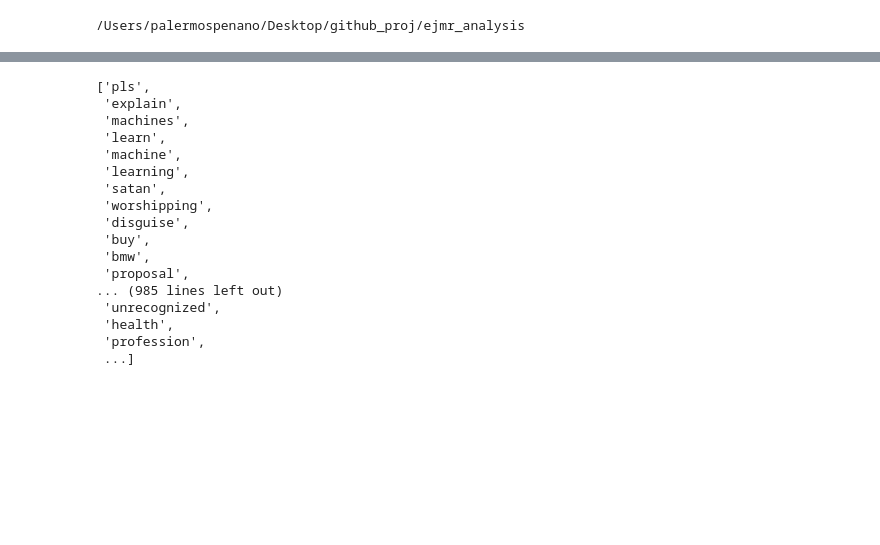
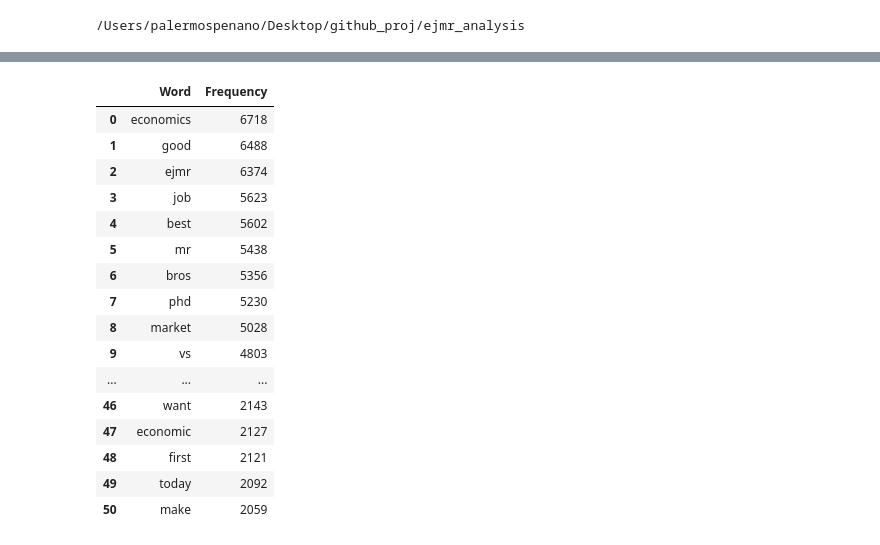
Before and after one commit to palpen/ejmr_analysis, a Jupyter notebook: ejmr_analysis.ipynb, the cells around one changed output, grey strips where cells are left out. Cells and saved outputs as stored; diff of their text form; code cells hidden in the pictures; blank space fills up the shorter version.

Commit message:
add word frequency and plot

```diff
--- a/ejmr_analysis.ipynb
+++ b/ejmr_analysis.ipynb
@@ -28,20 +19,35 @@ word_dist = nltk.FreqDist(txt)
-# %%
-words
-# %% [output]
-['pls',
- 'explain',
- 'machines',
- 'learn',
- 'machine',
- 'learning',
- 'satan',
- 'worshipping',
- 'disguise',
- 'buy',
- 'bmw',
- 'proposal',
-... (985 lines left out)
- 'unrecognized',
- 'health',
- 'profession',
- ...]
+# %%
+# remove commas from cleanTitle
+ejmr_df['cleanTitle'] = ejmr_df['cleanTitle'].str.replace(',', '')
+
+# concatenate all rows in the cleanTitle column into one line
+txt = ejmr_df['cleanTitle'].str.cat(sep=' ')
+
+# tokenize the entire line
+words = nltk.tokenize.word_tokenize(txt)
+
+# get frequency of each word, save the top top_N in a dataframe
+word_dist = nltk.FreqDist(words)
+top_N = 51
+rslt = pd.DataFrame(word_dist.most_common(top_N),
+                    columns=['Word', 'Frequency'])
+# %%
+rslt.head(n=51)
+# %% [output]
+|  | Word | Frequency |
+| 0 | economics | 6718 |
+| 1 | good | 6488 |
+| 2 | ejmr | 6374 |
+| 3 | job | 5623 |
+| 4 | best | 5602 |
+| 5 | mr | 5438 |
+| 6 | bros | 5356 |
+| 7 | phd | 5230 |
+| 8 | market | 5028 |
+| 9 | vs | 4803 |
+| ... | ... | ... |
+| 46 | want | 2143 |
+| 47 | economic | 2127 |
+| 48 | first | 2121 |
+| 49 | today | 2092 |
+| 50 | make | 2059 |
```
Also changed, not shown: parts of 7 cells of this notebook.
